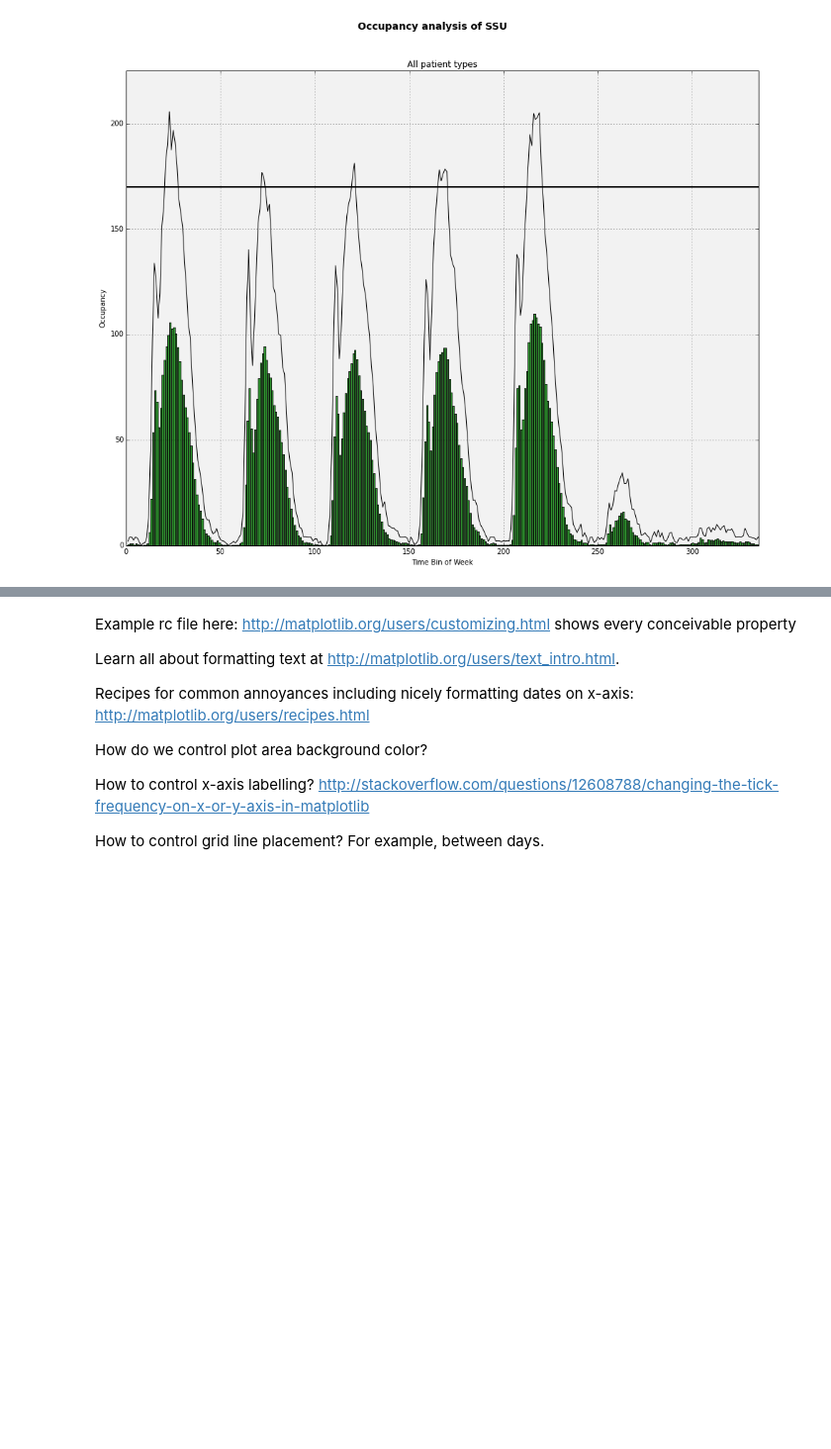
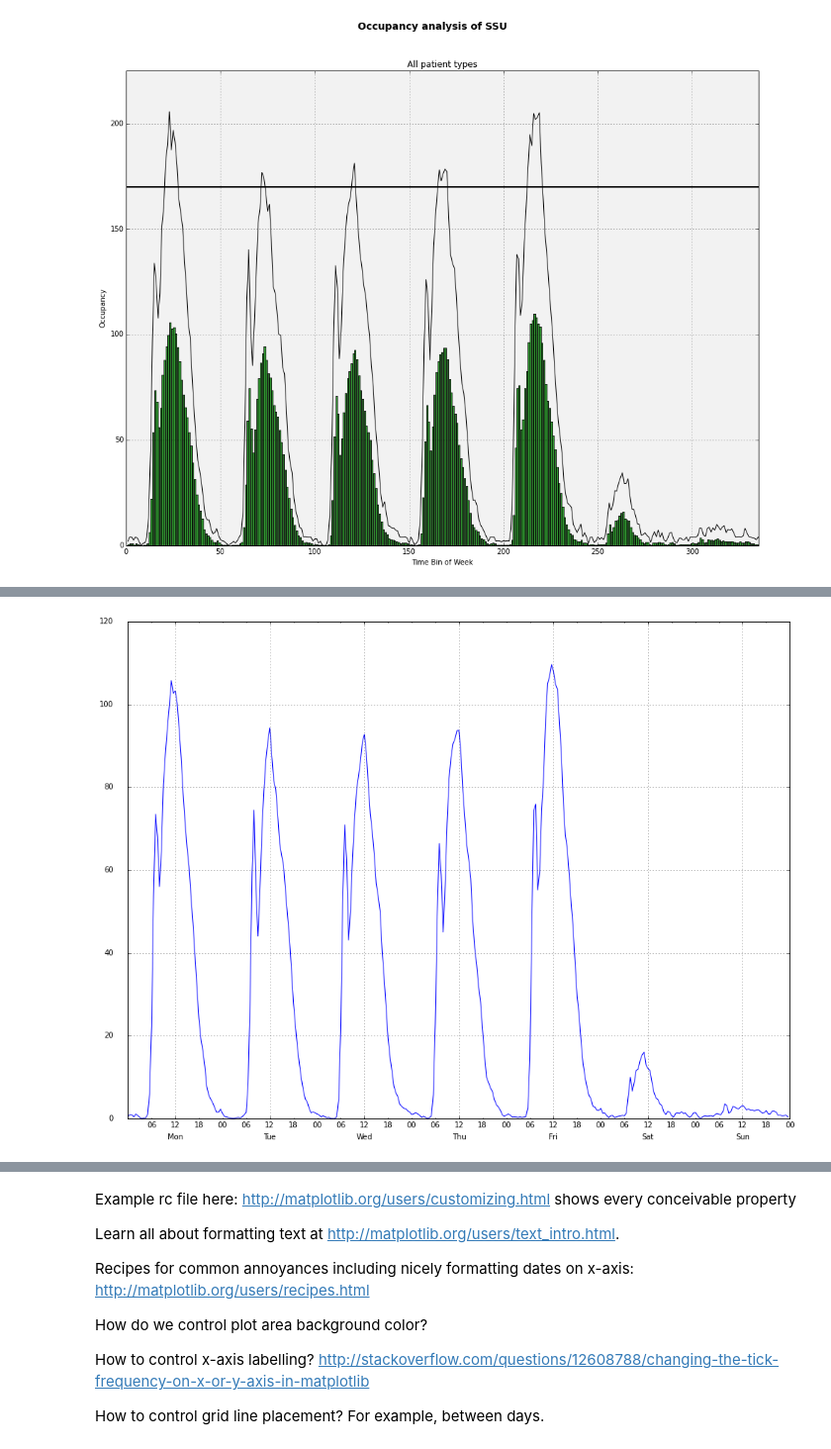
Before and after one commit to misken/hillmaker, a Jupyter notebook: hillmaker/hillpy_plotting_demo.ipynb, the cells around one changed output, grey strips where cells are left out. Shown: that part at 99% size. Cells and saved outputs as stored; diff of their text form; code cells hidden in the pictures; blank space fills up the shorter version.

```diff
--- a/hillmaker/hillpy_plotting_demo.ipynb
+++ b/hillmaker/hillpy_plotting_demo.ipynb
@@ -239,0 +275,35 @@ ax1
+# %%
+# Create a Figure and Axes object
+#--------------------------------
+fig3 = plt.figure()
+ax3 = fig3.add_subplot(1,1,1)
+# Mean occupancy as bars
+ax3.plot(timestamps,mean_occ)
+
+major_tick_locations = pd.date_range('12/15/2014 12:00:00', periods=7, freq='24H').tolist()
+minor_tick_locations = pd.date_range('12/15/2014 06:00:00', periods=28, freq='6H').tolist()
+
+hours = HourLocator(interval=24)
+halfdays = HourLocator(interval=12)
+dayformatter = DateFormatter('%a')
+halfdayformatter = DateFormatter('%H')
+qtrdayformatter = DateFormatter('%H')
+major_ticks = major_tick_locations
+minor_ticks = minor_tick_locations
+#ax3.xaxis.set_major_locator(hours)
+ax3.set_xticks(major_ticks)
+#ax3.tick_params(which='major', length=5, direction='out', color='w')
+
+#http://stackoverflow.com/questions/14800973/matplotlib-tick-labels-position-relative-to-axes
+ax3.tick_params(which='major', pad=20)
+#ax3.xaxis.labelpad = 25  # doesn't seem to work
+ax3.set_xticks(minor_ticks, minor=True)
+ax3.xaxis.set_major_formatter(dayformatter)
+#ax3.xaxis.set_minor_locator(halfdays)
+ax3.xaxis.set_minor_formatter(qtrdayformatter)
+
+ax3.grid(True, color='k')
+
+fig3.set_size_inches(16,12)
+# %% [output]
+[figure, added]
```
Also changed, not shown: parts of 17 cells of this notebook, 1 other file.
